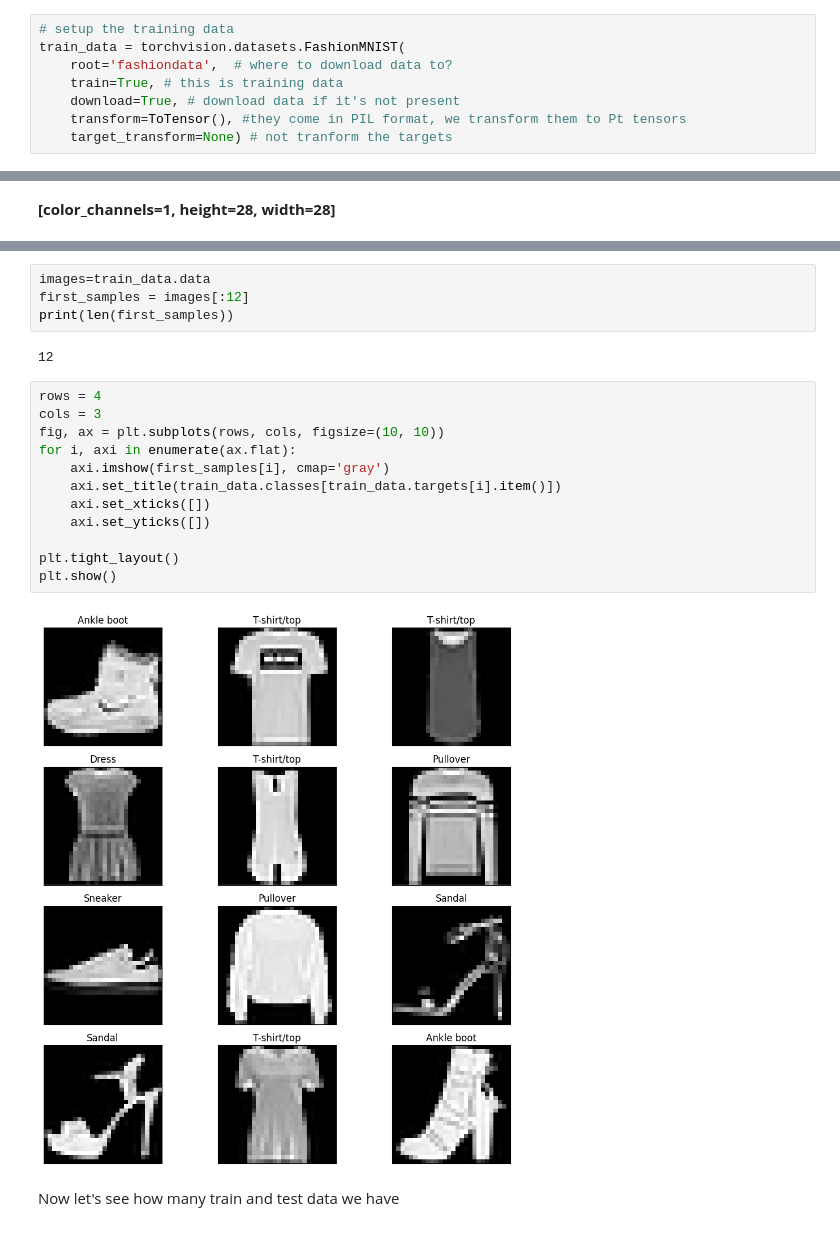
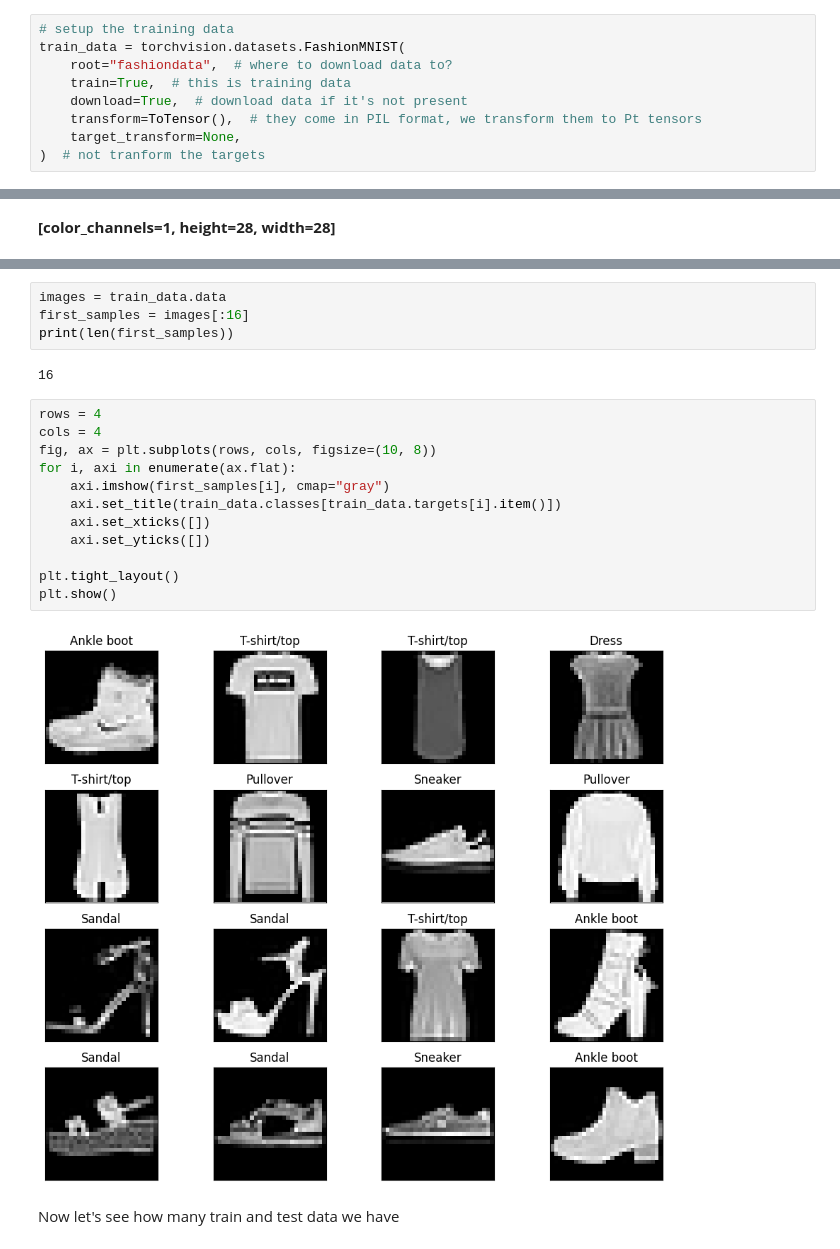
Before and after one commit to Wissemamr/PyTorch_tutorials, a Jupyter notebook: 03_computer_vision/computer_vision_notes.ipynb, the cells around one changed output, grey strips where cells are left out. Saved outputs shown, nothing was run; the diff lists cells and outputs as text.

```diff
--- a/03_computer_vision/computer_vision_notes.ipynb
+++ b/03_computer_vision/computer_vision_notes.ipynb
@@ -19,11 +20,12 @@ print(f' Torchvision version : {torchvision.__version__}')
 # %%
 # setup the training data
 train_data = torchvision.datasets.FashionMNIST(
-    root='fashiondata',  # where to download data to?
-    train=True, # this is training data
-    download=True, # download data if it's not present
-    transform=ToTensor(), #they come in PIL format, we transform them to Pt tensors
-    target_transform=None) # not tranform the targets
+    root="fashiondata",  # where to download data to?
+    train=True,  # this is training data
+    download=True,  # download data if it's not present
+    transform=ToTensor(),  # they come in PIL format, we transform them to Pt tensors
+    target_transform=None,
+)  # not tranform the targets
 # %%
 # setup the testing data
 test_data = torchvision.datasets.FashionMNIST(
@@ -46,25 +48,25 @@ plt.imshow(img.squeeze(), cmap='gray')
 <matplotlib.image.AxesImage at 0x...>
 [figure]
 # %%
-images=train_data.data
-first_samples = images[:12]
+images = train_data.data
+first_samples = images[:16]
 print(len(first_samples))
 # %% [output]
-12
+16
 # %%
 rows = 4
-cols = 3
-fig, ax = plt.subplots(rows, cols, figsize=(10, 10))
+cols = 4
+fig, ax = plt.subplots(rows, cols, figsize=(10, 8))
 for i, axi in enumerate(ax.flat):
-    axi.imshow(first_samples[i], cmap='gray')
+    axi.imshow(first_samples[i], cmap="gray")
     axi.set_title(train_data.classes[train_data.targets[i].item()])
     axi.set_xticks([])
     axi.set_yticks([])
 
 plt.tight_layout()
 plt.show()
 # %% [output]
-[figure, old version]
+[figure, new version]
 # %% [markdown]
 Now let's see how many train and test data we have
 # %%
```
Also changed, not shown: parts of 11 cells of this notebook, 1 other file.
